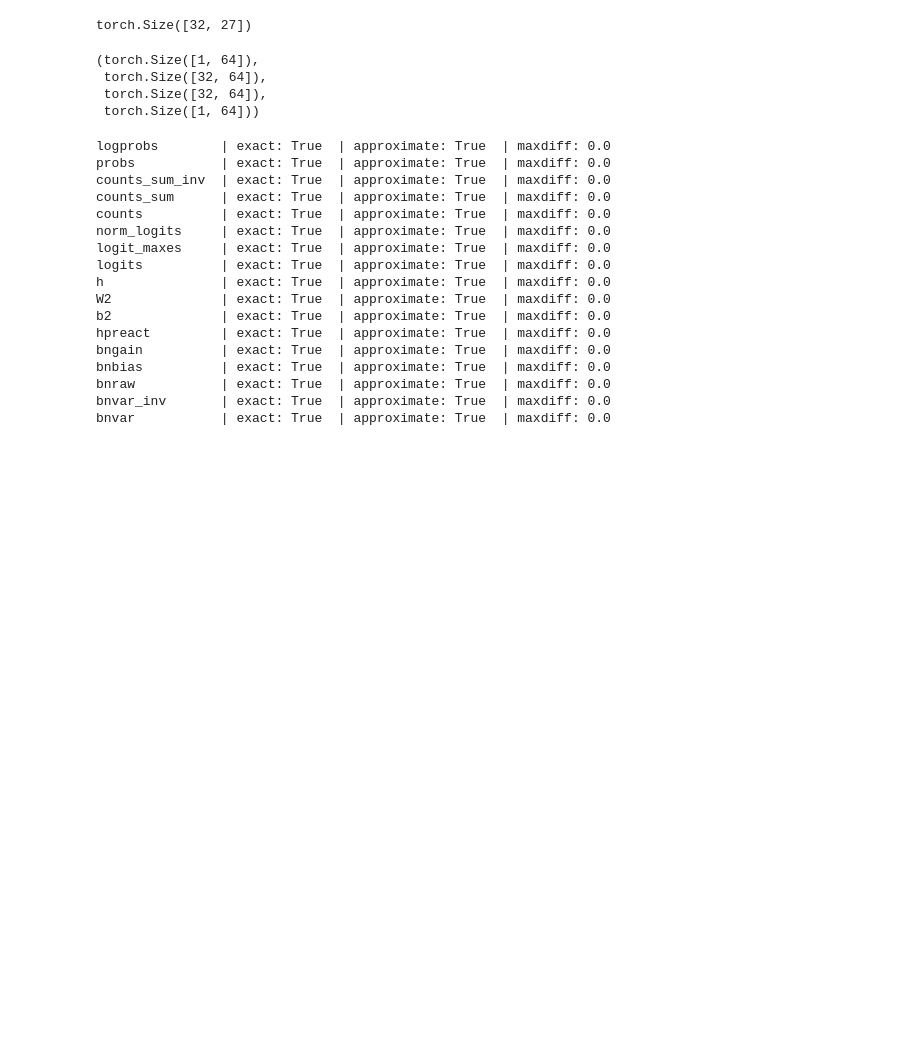
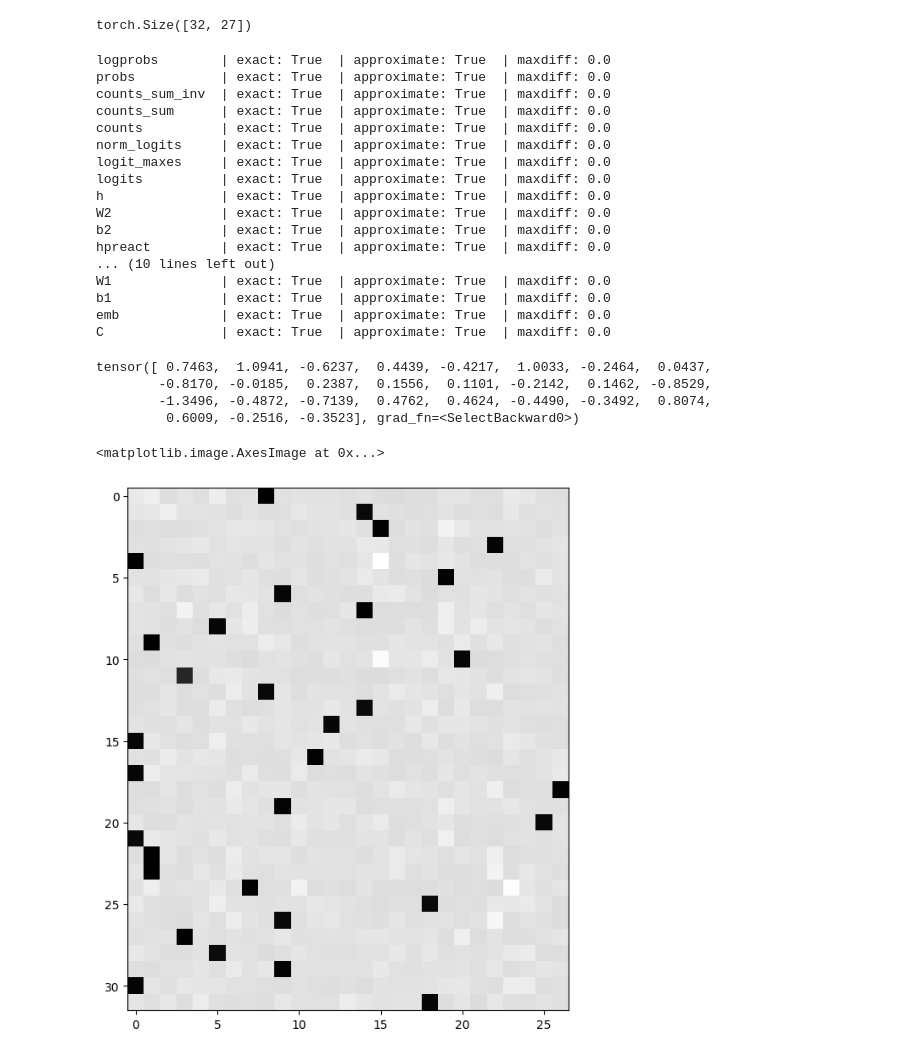
Before and after one commit to btoksoez/makemore, a Jupyter notebook: lecture_notes/lecture_4.ipynb, the cells around one changed output. Cells and saved outputs as stored; diff of their text form; code cells hidden in the pictures; blank space fills up the shorter version.

```diff
--- a/lecture_notes/lecture_4.ipynb
+++ b/lecture_notes/lecture_4.ipynb
@@ -201,13 +176,6 @@ torch.zeros_like(logprobs).shape
 # needs to be of shape [27], so need to sum up dlogits over dimension 0, to get rid of 0th dimension and keep 1st (27)
 # %% [output]
 torch.Size([32, 27])
-# %%
-bnbias.shape, bnraw.shape, dhpreact.shape, dbngain.shape
-# %% [output]
-(torch.Size([1, 64]),
- torch.Size([32, 64]),
- torch.Size([32, 64]),
- torch.Size([1, 64]))
 # %%
 # Exercise 1: backprop through the whole thing manually,
 # backpropagating through exactly all of the variables
@@ -235,6 +203,21 @@ dbnbias = dhpreact.sum(0, keepdim=True)
 dbnvar_inv = (bndiff * dbnraw).sum(0, keepdim=True)
 dbndiff = bnvar_inv * dbnraw
 dbnvar = -0.5 * (bnvar + 1e-5)**-1.5 * dbnvar_inv
+dbndiff2 =1.0/(n-1) * torch.ones_like(bndiff2) * dbnvar
+dbndiff += 2*bndiff * dbndiff2
+dbnmeani = (-1.0 * dbndiff).sum(0, keepdim=True)
+dhprebn = dbndiff.clone()
+dhprebn += (1.0/n) * torch.ones_like(hprebn) * dbnmeani
+dembcat = dhprebn @ W1.T
+dW1 = embcat.T @ dhprebn
+db1 = dhprebn.sum(0)
+demb = dembcat.view(emb.shape)
+dC = torch.zeros_like(C)
+for k in range(Xb.shape[0]):
+	for j in range(Xb.shape[1]):
+		ix = Xb[k,j]
+		dC[ix] += demb[k, j]
+
 
 # -----------------
 
@@ -255,15 +238,15 @@ cmp('bnbias', dbnbias, bnbias)
 cmp('bnraw', dbnraw, bnraw)
 cmp('bnvar_inv', dbnvar_inv, bnvar_inv)
 cmp('bnvar', dbnvar, bnvar)
-# cmp('bndiff2', dbndiff2, bndiff2)
-# cmp('bndiff', dbndiff, bndiff)
-# cmp('bnmeani', dbnmeani, bnmeani)
-# cmp('hprebn', dhprebn, hprebn)
-# cmp('embcat', dembcat, embcat)
-# cmp('W1', dW1, W1)
-# cmp('b1', db1, b1)
-# cmp('emb', demb, emb)
-# cmp('C', dC, C)
+cmp('bndiff2', dbndiff2, bndiff2)
+cmp('bndiff', dbndiff, bndiff)
+cmp('bnmeani', dbnmeani, bnmeani)
+cmp('hprebn', dhprebn, hprebn)
+cmp('embcat', dembcat, embcat)
+cmp('W1', dW1, W1)
+cmp('b1', db1, b1)
+cmp('emb', demb, emb)
+cmp('C', dC, C)
 # %% [output]
 logprobs        | exact: True  | approximate: True  | maxdiff: 0.0
 probs           | exact: True  | approximate: True  | maxdiff: 0.0
@@ -277,11 +260,11 @@ h               | exact: True  | approximate: True  | maxdiff: 0.0
 W2              | exact: True  | approximate: True  | maxdiff: 0.0
 b2              | exact: True  | approximate: True  | maxdiff: 0.0
 hpreact         | exact: True  | approximate: True  | maxdiff: 0.0
-bngain          | exact: True  | approximate: True  | maxdiff: 0.0
-bnbias          | exact: True  | approximate: True  | maxdiff: 0.0
-bnraw           | exact: True  | approximate: True  | maxdiff: 0.0
-bnvar_inv       | exact: True  | approximate: True  | maxdiff: 0.0
-bnvar           | exact: True  | approximate: True  | maxdiff: 0.0
+... (10 lines left out)
+W1              | exact: True  | approximate: True  | maxdiff: 0.0
+b1              | exact: True  | approximate: True  | maxdiff: 0.0
+emb             | exact: True  | approximate: True  | maxdiff: 0.0
+C               | exact: True  | approximate: True  | maxdiff: 0.0
 # %%
 # Exercise 2: backprop through cross_entropy but all in one go
 # to complete this challenge look at the mathematical expression of the loss,
@@ -302,3 +285,16 @@ bnvar           | exact: True  | approximate: True  | maxdiff: 0.0
 # now:
 loss_fast = F.cross_entropy(logits, Yb)
 print(loss_fast.item(), 'diff:', (loss_fast - loss).item())
+# %%
+logits[0]
+# %% [output]
+tensor([ 0.7463,  1.0941, -0.6237,  0.4439, -0.4217,  1.0033, -0.2464,  0.0437,
+        -0.8170, -0.0185,  0.2387,  0.1556,  0.1101, -0.2142,  0.1462, -0.8529,
+        -1.3496, -0.4872, -0.7139,  0.4762,  0.4624, -0.4490, -0.3492,  0.8074,
+         0.6009, -0.2516, -0.3523], grad_fn=<SelectBackward0>)
+# %%
+plt.figure(figsize=(8, 8))
+plt.imshow(dlogits.detach(), cmap='gray')
+# %% [output]
+<matplotlib.image.AxesImage at 0x...>
+[figure, added]
```
Also changed, not shown: parts of 9 cells of this notebook, 1 other file.
